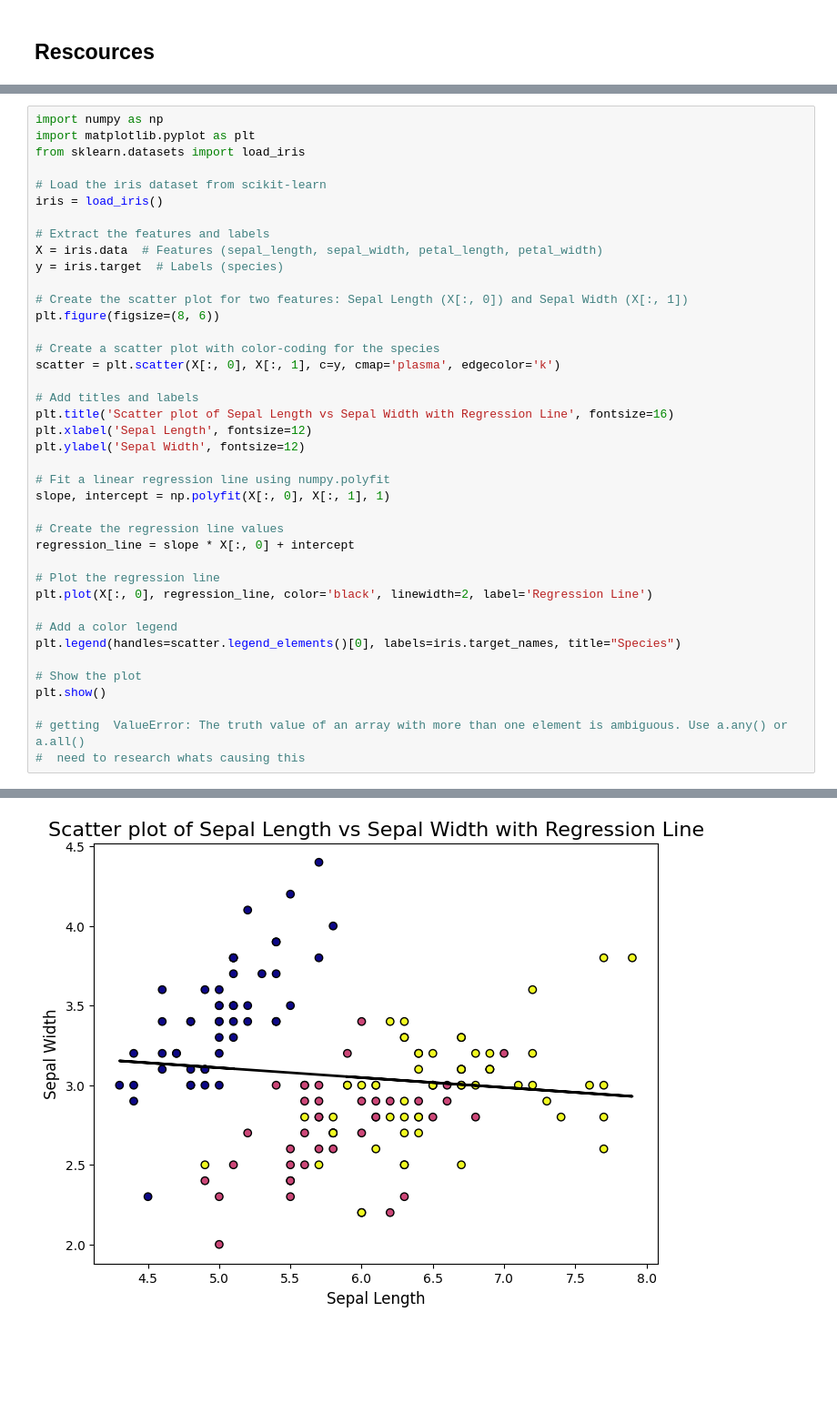
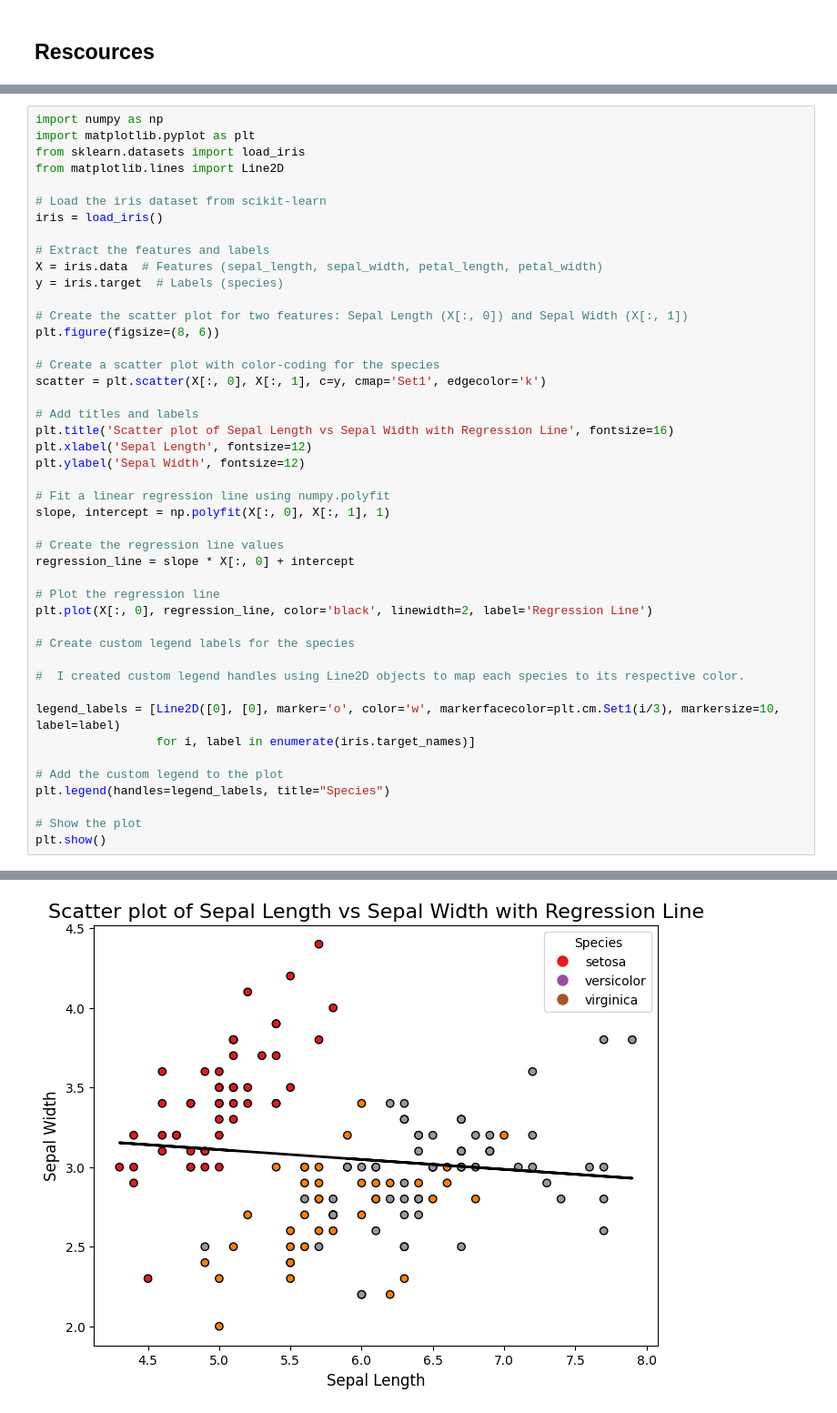
Before and after one commit to LDonn32/principles_of_data_analytics, a Jupyter notebook: tasks.ipynb, the cells around one changed output, grey strips where cells are left out. Shown at 91% size. Drawn from its saved outputs; the diff is of its cells as text; blank space fills up the shorter version.

Commit message:
fixd error with code on task 6 but need to updated rescources

```diff
--- a/tasks.ipynb
+++ b/tasks.ipynb
@@ -284,6 +291,7 @@ https://stackoverflow.com/questions/6148207/linear-regression-with-matplotlib-nu
 import numpy as np
 import matplotlib.pyplot as plt
 from sklearn.datasets import load_iris
+from matplotlib.lines import Line2D
 
 # Load the iris dataset from scikit-learn
 iris = load_iris()
@@ -296,7 +304,7 @@ y = iris.target  # Labels (species)
 plt.figure(figsize=(8, 6))
 
 # Create a scatter plot with color-coding for the species
-scatter = plt.scatter(X[:, 0], X[:, 1], c=y, cmap='plasma', edgecolor='k')
+scatter = plt.scatter(X[:, 0], X[:, 1], c=y, cmap='Set1', edgecolor='k')
 
 # Add titles and labels
 plt.title('Scatter plot of Sepal Length vs Sepal Width with Regression Line', fontsize=16)
@@ -312,12 +320,16 @@ regression_line = slope * X[:, 0] + intercept
 # Plot the regression line
 plt.plot(X[:, 0], regression_line, color='black', linewidth=2, label='Regression Line')
 
-# Add a color legend
-plt.legend(handles=scatter.legend_elements()[0], labels=iris.target_names, title="Species")
+# Create custom legend labels for the species
+
+#  I created custom legend handles using Line2D objects to map each species to its respective color.
+
+legend_labels = [Line2D([0], [0], marker='o', color='w', markerfacecolor=plt.cm.Set1(i/3), markersize=10, label=label)
+                 for i, label in enumerate(iris.target_names)]
+
+# Add the custom legend to the plot
+plt.legend(handles=legend_labels, title="Species")
 
 # Show the plot
 plt.show()
-
-# getting  ValueError: The truth value of an array with more than one element is ambiguous. Use a.any() or a.all()
-#  need to research whats causing this
 # %% [output]
@@ -325 +336 @@ ValueError: The truth value of an array with more than one element is ambiguous.
-[figure, old version]
+[figure, new version]
```
Also changed, not shown: parts of 3 cells of this notebook.
